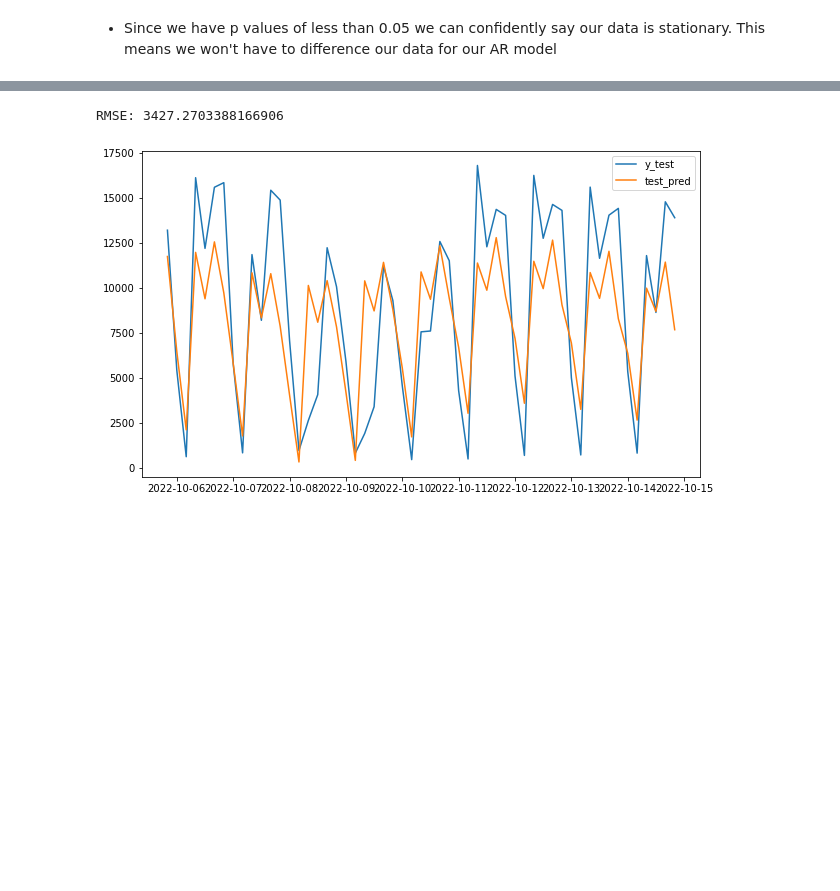
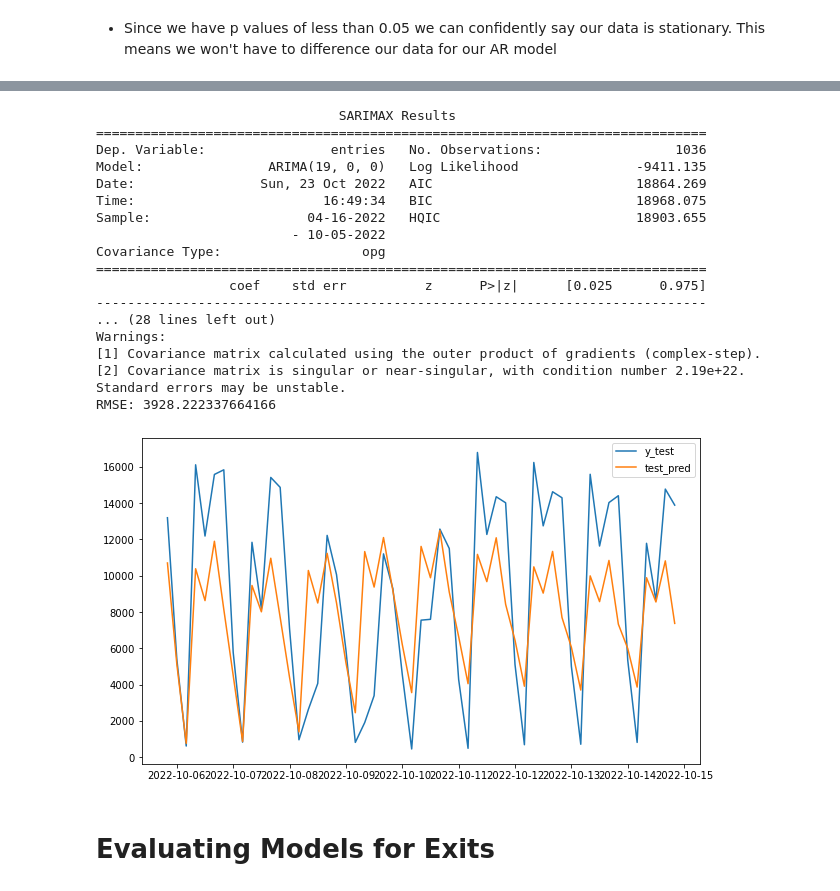
Before and after one commit to lmarett8/nyc_subway_traffic, a Jupyter notebook: notebooks/04_Preprocessing_Modeling.ipynb, the cells around one changed output, grey strips where cells are left out. Saved outputs shown, nothing was run; the diff lists cells and outputs as text; code cells hidden in the pictures; blank space fills up the shorter version.

Commit message:
cleaned 04 to look at the exits and traffics and got rid of warnigns. added 06 to generate models from select stations

```diff
--- a/notebooks/04_Preprocessing_Modeling.ipynb
+++ b/notebooks/04_Preprocessing_Modeling.ipynb
@@ -73,7 +62,16 @@ df.head()
 # %%
 # Setting the datetime to a datetime object and setting as index
-# df['datetime'] = pd.to_datetime(df['datetime'])
-# df.set_index('datetime', inplace = True)
+df['datetime'] = pd.to_datetime(df['datetime'])
+
+#Using the groupby to add up the entries and exits for each time
+df = df.groupby('datetime').sum()
+df.head()
+
+#Renaming the columns and sorting the index
 df.rename(columns = {'entries_abs':'entries', 'exits_abs':'exits'}, inplace = True)
 df.sort_index(inplace = True)
+df.index.freq = '4H'
+
+#Adding column for entries + exits called traffic
+df['traffic'] = df['entries'] + df['exits']
 df.head()
@@ -211,3 +199,4 @@ def AR_model_gridsearch(df, p_values, d_values, q_values):
     print()
     print(f'Our model that minimizes AIC on the training data is the ARIMA{best_order}.')
     print(f'This model has an AIC of {best_aic}.')
+    return best_order
@@ -271,15 +209,16 @@ def evaluate_model(df, p_value, d_value, q_value):
     model = arima.fit()
 
     preds = model.predict(start = y_test.index[0], end = y_test.index[-1])
-    model.summary()
-    model.save('../models/34 ST-PENN STA_model.pkl')
-    # print(f'Training R^2 Score: {model.score(X_train, y_train)}')
-    # print(f'Testing R^2 Score: {model.score(X_test, y_test)}')
-    # print(y_test[0:-54].shape)
-    # print(preds.shape)
+    print(model.summary())
     print(f'RMSE: {mean_squared_error(y_test, preds, squared = False)}')
 
     plt.figure(figsize = (10, 6))
     plt.plot(y_test, label = 'y_test')
     plt.plot(y_test.index, preds, label = 'test_pred')
     plt.legend();
+# %%
+p_values = range(0,20)
+d_values = [0] #Since the data is already stationary
+q_values = [0] # To check the MA of 1 lag
+
+p, d, q = AR_model_gridsearch(df['entries'], p_values, d_values, q_values)
@@ -286,5 +243,23 @@ def evaluate_model(df, p_value, d_value, q_value):
 # %%
-evaluate_model(df['entries'], 19, 0, 1)
+evaluate_model(df['entries'], p, d, q)
 # %% [output]
-RMSE: 3427.2703388166906
+                               SARIMAX Results
+==============================================================================
+Dep. Variable:                entries   No. Observations:                 1036
+Model:                ARIMA(19, 0, 0)   Log Likelihood               -9411.135
+Date:                Sun, 23 Oct 2022   AIC                          18864.269
+Time:                        16:49:34   BIC                          18968.075
+Sample:                    04-16-2022   HQIC                         18903.655
+                         - 10-05-2022
+Covariance Type:                  opg
+==============================================================================
+                 coef    std err          z      P>|z|      [0.025      0.975]
+------------------------------------------------------------------------------
+... (28 lines left out)
+Warnings:
+[1] Covariance matrix calculated using the outer product of gradients (complex-step).
+[2] Covariance matrix is singular or near-singular, with condition number 2.19e+22. Standard errors may be unstable.
+RMSE: 3928.222337664166
-[figure, old version]
+[figure, new version]
+# %% [markdown]
+# Evaluating Models for Exits
```
Also changed, not shown: parts of 14 cells of this notebook, 1 other file.
